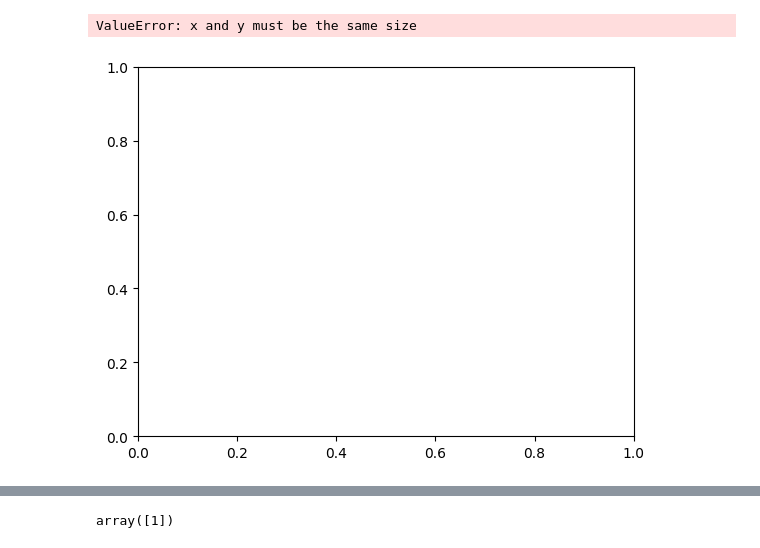
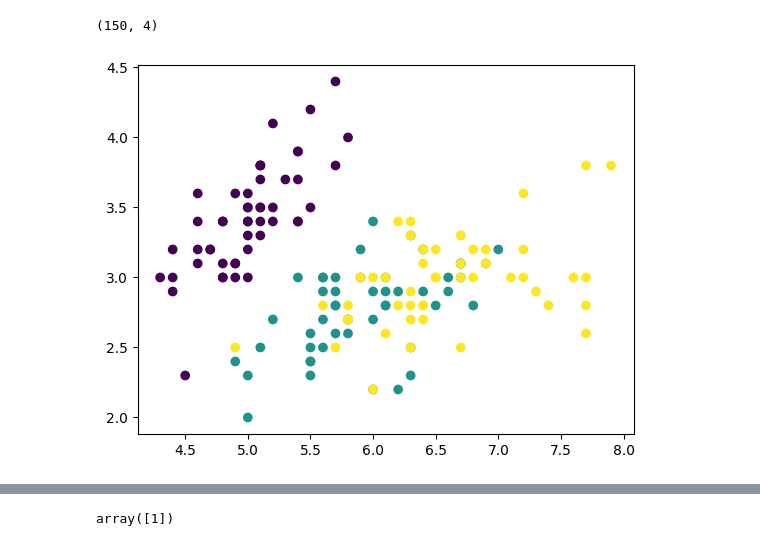
Before and after one commit to taimourkhokhar/ai-ml-learning-journey, a Jupyter notebook: Week-10/irisflowerlogistic.ipynb, the cells around one changed output, grey strips where cells are left out. Drawn from its saved outputs; the diff is of its cells as text; code cells hidden in the pictures.

```diff
--- a/Week-10/irisflowerlogistic.ipynb
+++ b/Week-10/irisflowerlogistic.ipynb
@@ -6,11 +6,14 @@ iris=load_iris()
 
 X = iris.data
 y = iris.target
+X.shape
+# %% [output]
+(150, 4)
 # %%
-plt.scatter(X,y)
+plt.scatter(X[:,0], X[:,1], c=y)
+plt.show()
 # %% [output]
-ValueError: x and y must be the same size
-[figure, old version]
+[figure, new version]
 # %%
 from sklearn.model_selection import train_test_split
 
```
Also changed, not shown: parts of 3 cells of this notebook.
